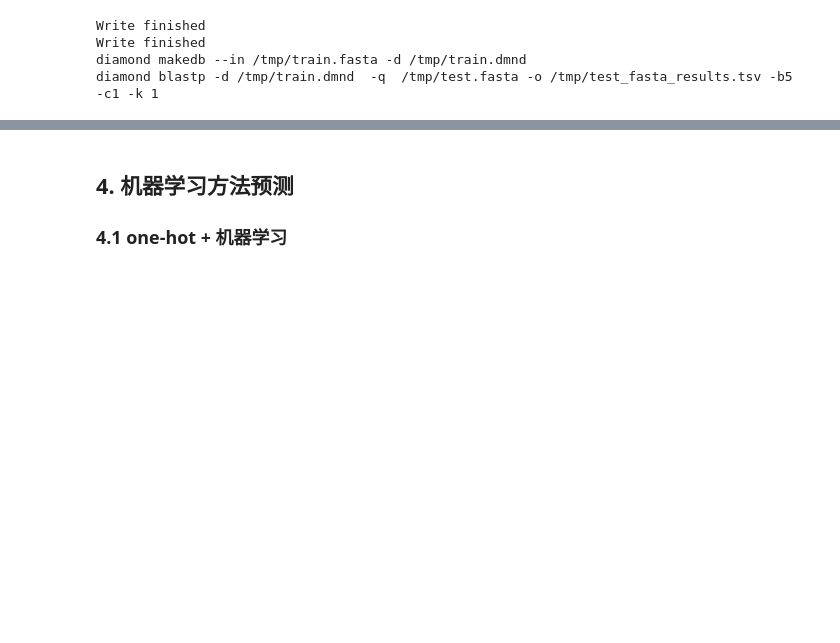
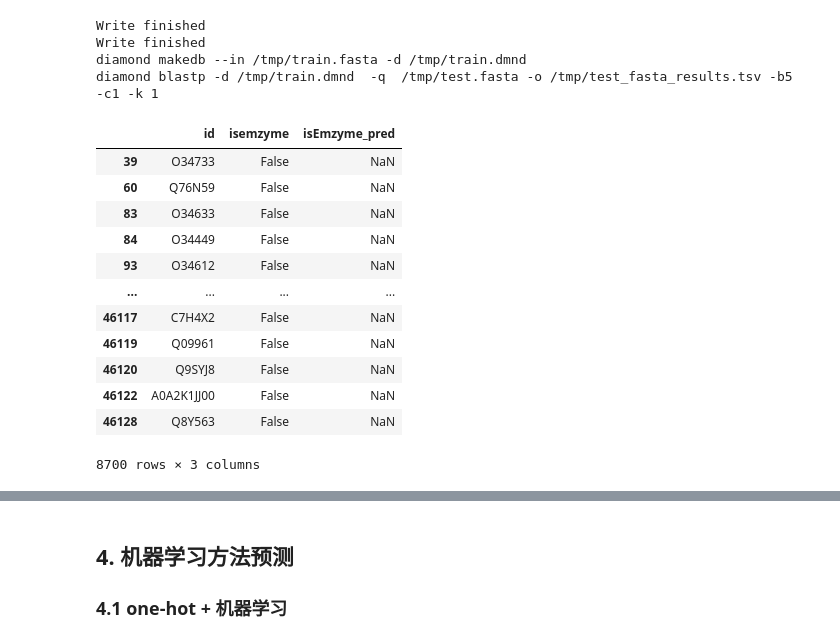
Before and after one commit to kingstdio/BioUniprot, a Jupyter notebook: tasks/task1/task1_isEnzyme-V2.ipynb, the cells around one changed output, grey strips where cells are left out. Drawn from its saved outputs; the diff is of its cells as text; code cells hidden in the pictures; blank space fills up the shorter version.

```diff
--- a/tasks/task1/task1_isEnzyme-V2.ipynb
+++ b/tasks/task1/task1_isEnzyme-V2.ipynb
@@ -124,0 +147,18 @@ diamond blastp -d /tmp/train.dmnd  -q  /tmp/test.fasta -o /tmp/test_fasta_result
+# %%
+aa = res[res.isEmzyme_pred.isnull()]
+# %%
+aa[~aa.isemzyme]
+# %% [output]
+|  | id | isemzyme | isEmzyme_pred |
+| 39 | O34733 | False | NaN |
+| 60 | Q76N59 | False | NaN |
+| 83 | O34633 | False | NaN |
+| 84 | O34449 | False | NaN |
+| 93 | O34612 | False | NaN |
+| ... | ... | ... | ... |
+| 46117 | C7H4X2 | False | NaN |
+| 46119 | Q09961 | False | NaN |
+| 46120 | Q9SYJ8 | False | NaN |
+| 46122 | A0A2K1JJ00 | False | NaN |
+| 46128 | Q8Y563 | False | NaN |
+8700 rows × 3 columns
```
Also changed, not shown: parts of 24 cells of this notebook, 7 other files.
